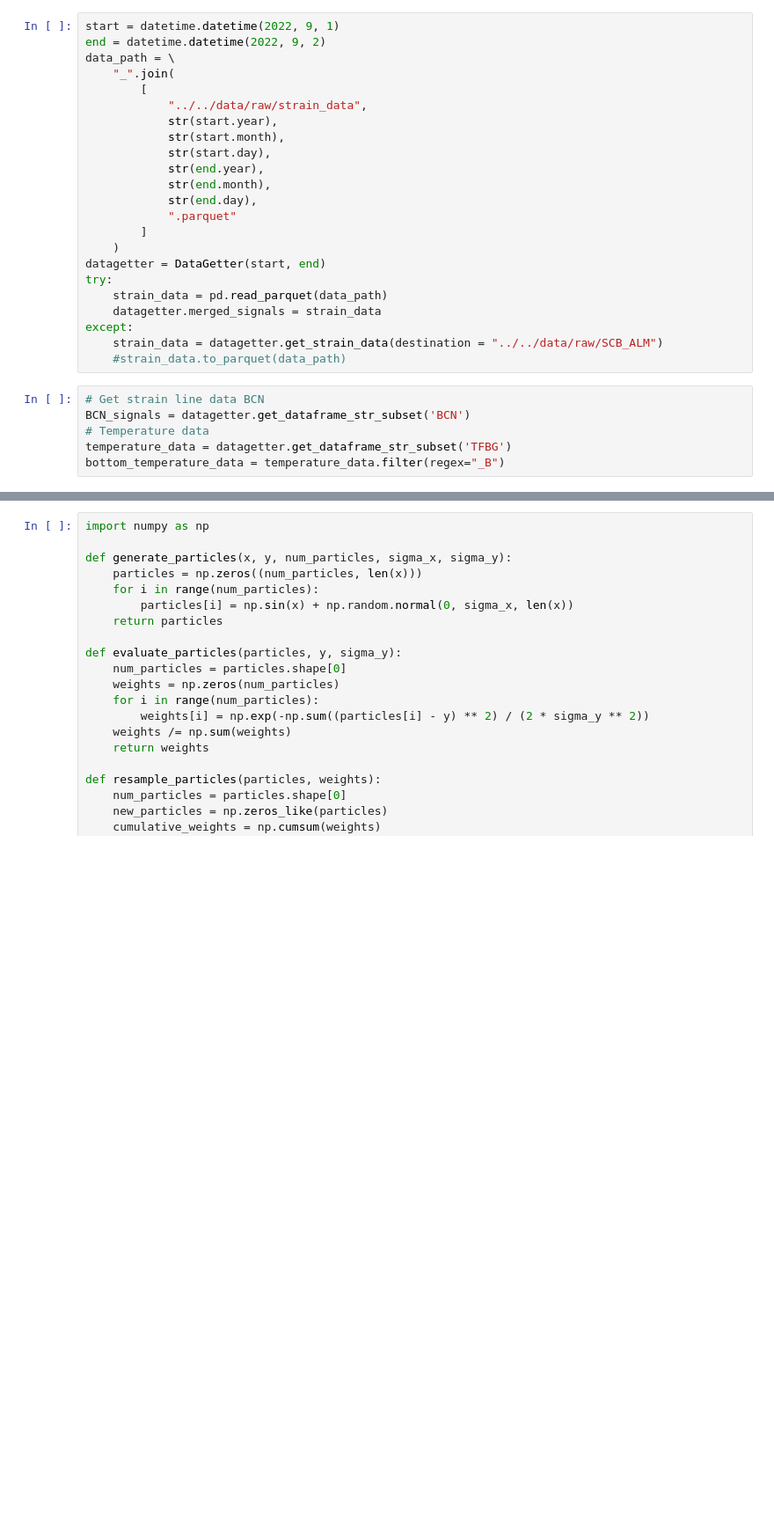
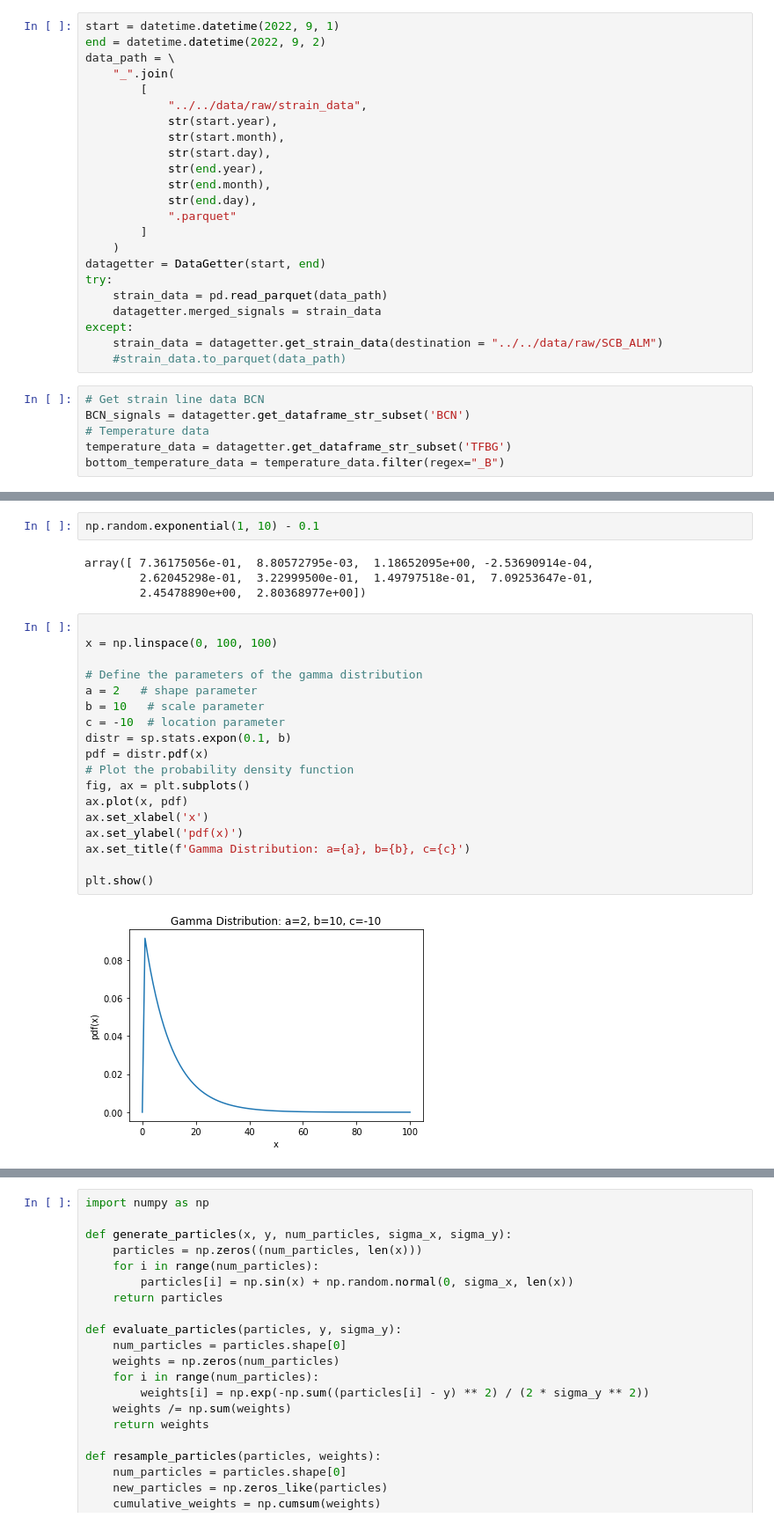
Before and after one commit to WEILMAX/dw_events, a Jupyter notebook: dw_events/notebooks/temperature_compensation/mw4_particlefilter.ipynb, the cells around one changed output, grey strips where cells are left out. Shown: that part at 88% size. Drawn from its saved outputs; the diff is of its cells as text; blank space fills up the shorter version.

```diff
--- a/dw_events/notebooks/temperature_compensation/mw4_particlefilter.ipynb
+++ b/dw_events/notebooks/temperature_compensation/mw4_particlefilter.ipynb
@@ -45,0 +162,26 @@ bottom_temperature_data = temperature_data.filter(regex="_B")
+# %%
+np.random.exponential(1, 10) - 0.1
+# %% [output]
+array([ 7.36175056e-01,  8.80572795e-03,  1.18652095e+00, -2.53690914e-04,
+        2.62045298e-01,  3.22999500e-01,  1.49797518e-01,  7.09253647e-01,
+        2.45478890e+00,  2.80368977e+00])
+# %%
+
+x = np.linspace(0, 100, 100)
+
+# Define the parameters of the gamma distribution
+a = 2   # shape parameter
+b = 10   # scale parameter
+c = -10  # location parameter
+distr = sp.stats.expon(0.1, b)
+pdf = distr.pdf(x)
+# Plot the probability density function
+fig, ax = plt.subplots()
+ax.plot(x, pdf)
+ax.set_xlabel('x')
+ax.set_ylabel('pdf(x)')
+ax.set_title(f'Gamma Distribution: a={a}, b={b}, c={c}')
+
+plt.show()
+# %% [output]
+[figure, added]
```
Also changed, not shown: parts of 22 cells of this notebook, 3 other files.
